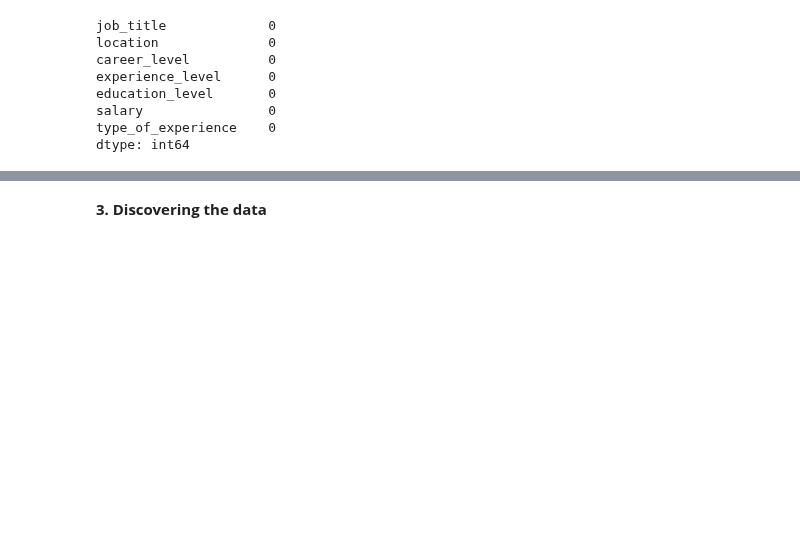
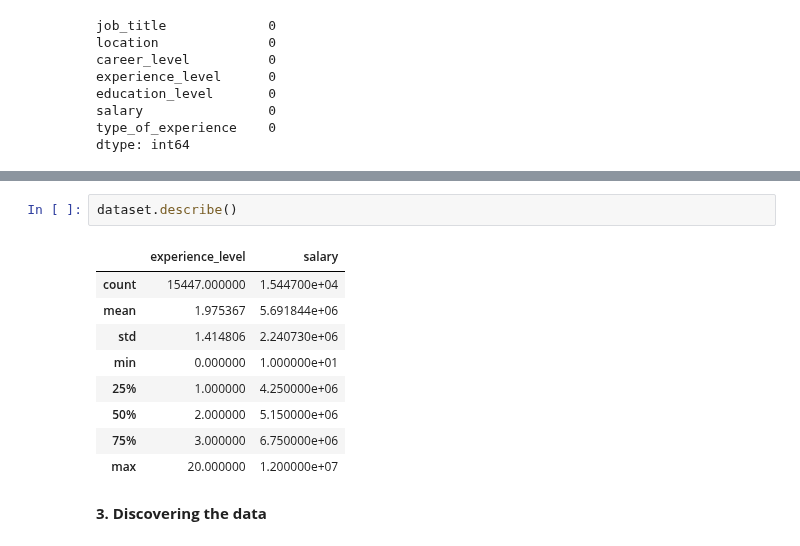
Before and after one commit to Reosta-Pratama/Project-Prediction, a Jupyter notebook: testing.ipynb, the cells around one changed output, grey strips where cells are left out. Drawn from its saved outputs; the diff is of its cells as text; blank space fills up the shorter version.

```diff
--- a/testing.ipynb
+++ b/testing.ipynb
@@ -160,6 +179,18 @@ dataset.head(5)
 | 2 | kepala pabrik | Balikpapan | Supervisor/Koordinator | 3.0 | Sertifikat Professional, D3 (Dipl... | 10500000.0 | 1-4 Years |
 | 3 | admin online shop | Tangerang | Pegawai (non-manajemen & non-supe... | 1.0 | SMA, SMU/SMK/STM | 2150000.0 | 1-4 Years |
 | 4 | accounting staff | Tangerang | Pegawai (non-manajemen & non-supe... | 2.0 | Sarjana (S1) | 5005000.0 | 1-4 Years |
+# %%
+dataset.describe()
+# %% [output]
+|  | experience_level | salary |
+| count | 15447.000000 | 1.544700e+04 |
+| mean | 1.975367 | 5.691844e+06 |
+| std | 1.414806 | 2.240730e+06 |
+| min | 0.000000 | 1.000000e+01 |
+| 25% | 1.000000 | 4.250000e+06 |
+| 50% | 2.000000 | 5.150000e+06 |
+| 75% | 3.000000 | 6.750000e+06 |
+| max | 20.000000 | 1.200000e+07 |
 # %% [markdown]
 **3. Discovering the data**
 # %%
```
Also changed, not shown: parts of 13 cells of this notebook.
